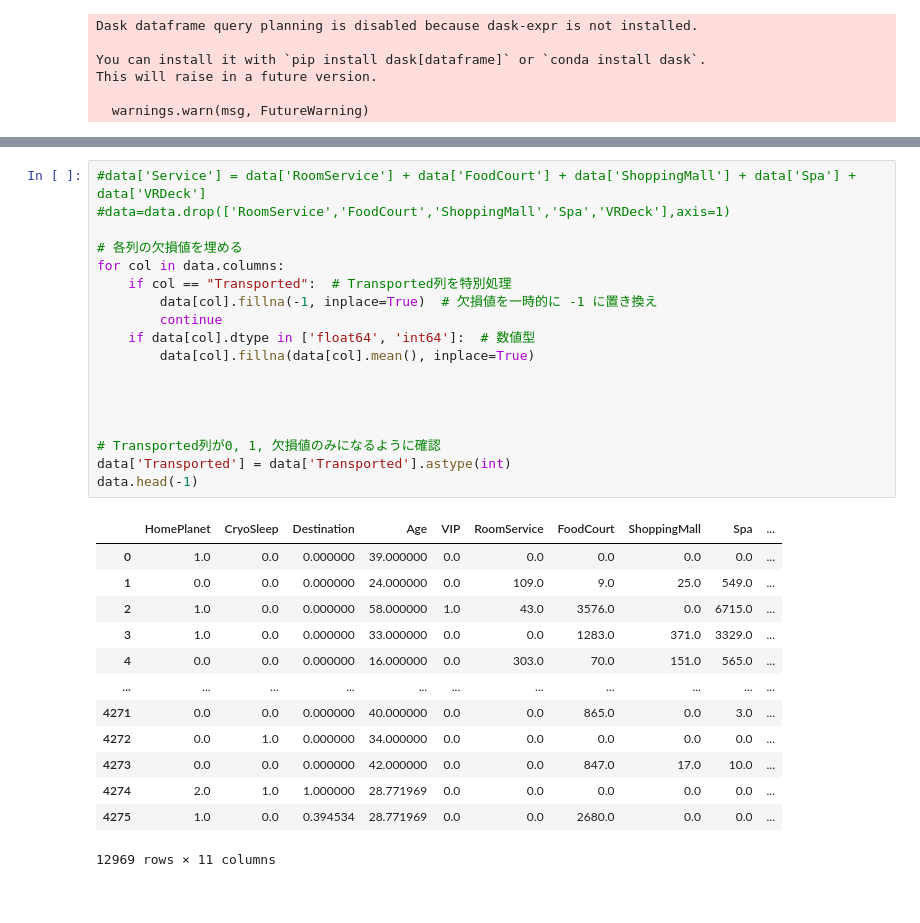
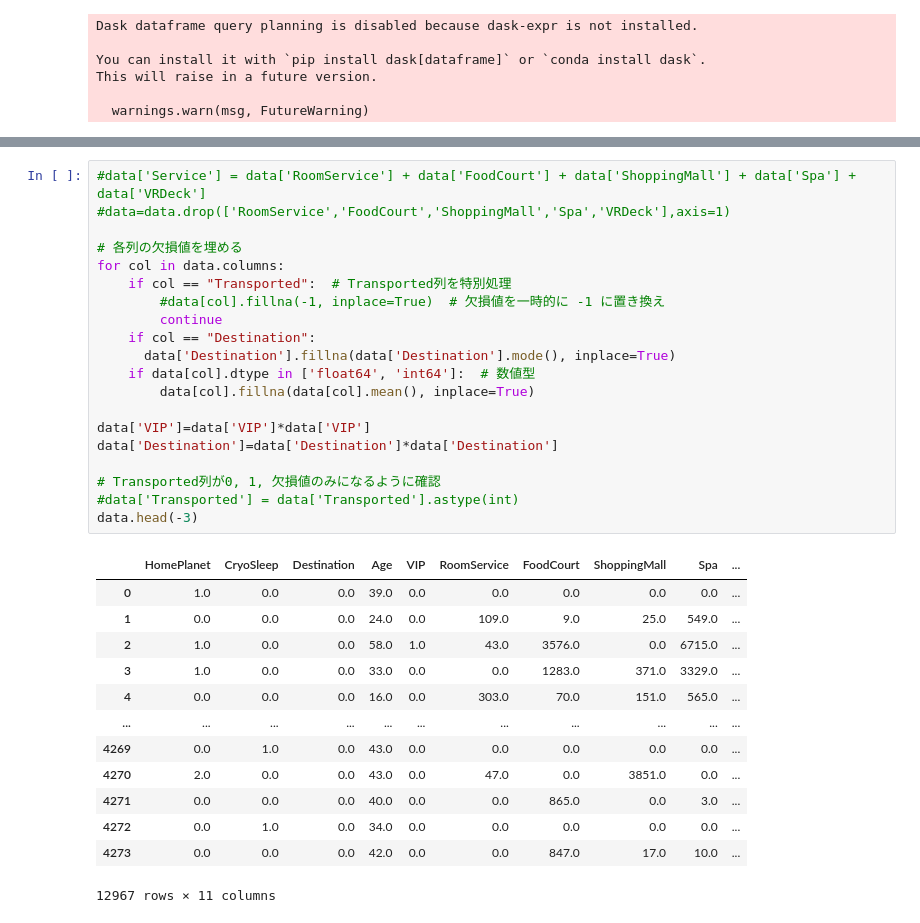
Before and after one commit to ryouy/AKaggle, a Jupyter notebook: Spaceship_Titanic.ipynb, the cells around one changed output, grey strips where cells are left out. Drawn from its saved outputs; the diff is of its cells as text.

```diff
--- a/Spaceship_Titanic.ipynb
+++ b/Spaceship_Titanic.ipynb
@@ -81,35 +98,37 @@ data.head(2)
 # %%
 #data['Service'] = data['RoomService'] + data['FoodCourt'] + data['ShoppingMall'] + data['Spa'] + data['VRDeck']
 #data=data.drop(['RoomService','FoodCourt','ShoppingMall','Spa','VRDeck'],axis=1)
 
 # 各列の欠損値を埋める
 for col in data.columns:
     if col == "Transported":  # Transported列を特別処理
-        data[col].fillna(-1, inplace=True)  # 欠損値を一時的に -1 に置き換え
+        #data[col].fillna(-1, inplace=True)  # 欠損値を一時的に -1 に置き換え
         continue
+    if col == "Destination":
+      data['Destination'].fillna(data['Destination'].mode(), inplace=True)
     if data[col].dtype in ['float64', 'int64']:  # 数値型
         data[col].fillna(data[col].mean(), inplace=True)
 
-
-
+data['VIP']=data['VIP']*data['VIP']
+data['Destination']=data['Destination']*data['Destination']
 
 # Transported列が0, 1, 欠損値のみになるように確認
-data['Transported'] = data['Transported'].astype(int)
-data.head(-1)
+#data['Transported'] = data['Transported'].astype(int)
+data.head(-3)
 # %% [output]
 |  | HomePlanet | CryoSleep | Destination | Age | VIP | RoomService | FoodCourt | ShoppingMall | Spa | ... |
-| 0 | 1.0 | 0.0 | 0.000000 | 39.000000 | 0.0 | 0.0 | 0.0 | 0.0 | 0.0 | ... |
-| 1 | 0.0 | 0.0 | 0.000000 | 24.000000 | 0.0 | 109.0 | 9.0 | 25.0 | 549.0 | ... |
-| 2 | 1.0 | 0.0 | 0.000000 | 58.000000 | 1.0 | 43.0 | 3576.0 | 0.0 | 6715.0 | ... |
-| 3 | 1.0 | 0.0 | 0.000000 | 33.000000 | 0.0 | 0.0 | 1283.0 | 371.0 | 3329.0 | ... |
-| 4 | 0.0 | 0.0 | 0.000000 | 16.000000 | 0.0 | 303.0 | 70.0 | 151.0 | 565.0 | ... |
+| 0 | 1.0 | 0.0 | 0.0 | 39.0 | 0.0 | 0.0 | 0.0 | 0.0 | 0.0 | ... |
+| 1 | 0.0 | 0.0 | 0.0 | 24.0 | 0.0 | 109.0 | 9.0 | 25.0 | 549.0 | ... |
+| 2 | 1.0 | 0.0 | 0.0 | 58.0 | 1.0 | 43.0 | 3576.0 | 0.0 | 6715.0 | ... |
+| 3 | 1.0 | 0.0 | 0.0 | 33.0 | 0.0 | 0.0 | 1283.0 | 371.0 | 3329.0 | ... |
+| 4 | 0.0 | 0.0 | 0.0 | 16.0 | 0.0 | 303.0 | 70.0 | 151.0 | 565.0 | ... |
 | ... | ... | ... | ... | ... | ... | ... | ... | ... | ... | ... |
-| 4271 | 0.0 | 0.0 | 0.000000 | 40.000000 | 0.0 | 0.0 | 865.0 | 0.0 | 3.0 | ... |
-| 4272 | 0.0 | 1.0 | 0.000000 | 34.000000 | 0.0 | 0.0 | 0.0 | 0.0 | 0.0 | ... |
-| 4273 | 0.0 | 0.0 | 0.000000 | 42.000000 | 0.0 | 0.0 | 847.0 | 17.0 | 10.0 | ... |
-| 4274 | 2.0 | 1.0 | 1.000000 | 28.771969 | 0.0 | 0.0 | 0.0 | 0.0 | 0.0 | ... |
-| 4275 | 1.0 | 0.0 | 0.394534 | 28.771969 | 0.0 | 0.0 | 2680.0 | 0.0 | 0.0 | ... |
+| 4269 | 0.0 | 1.0 | 0.0 | 43.0 | 0.0 | 0.0 | 0.0 | 0.0 | 0.0 | ... |
+| 4270 | 2.0 | 0.0 | 0.0 | 43.0 | 0.0 | 47.0 | 0.0 | 3851.0 | 0.0 | ... |
+| 4271 | 0.0 | 0.0 | 0.0 | 40.0 | 0.0 | 0.0 | 865.0 | 0.0 | 3.0 | ... |
+| 4272 | 0.0 | 1.0 | 0.0 | 34.0 | 0.0 | 0.0 | 0.0 | 0.0 | 0.0 | ... |
+| 4273 | 0.0 | 0.0 | 0.0 | 42.0 | 0.0 | 0.0 | 847.0 | 17.0 | 10.0 | ... |
-12969 rows × 11 columns
+12967 rows × 11 columns
 # %%
 df_train = data.iloc[:8693]  # 最初の8693行
 df_test = data.iloc[8693:]
```
Also changed, not shown: parts of 3 cells of this notebook.
